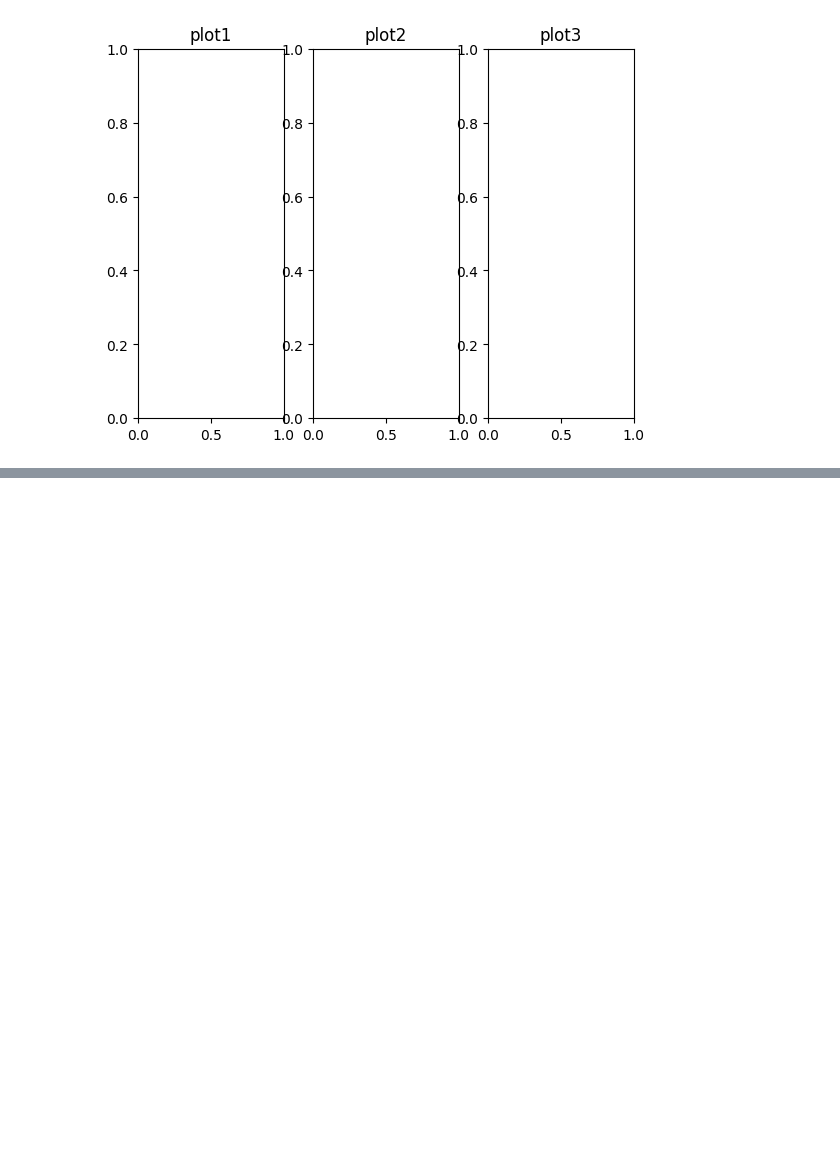
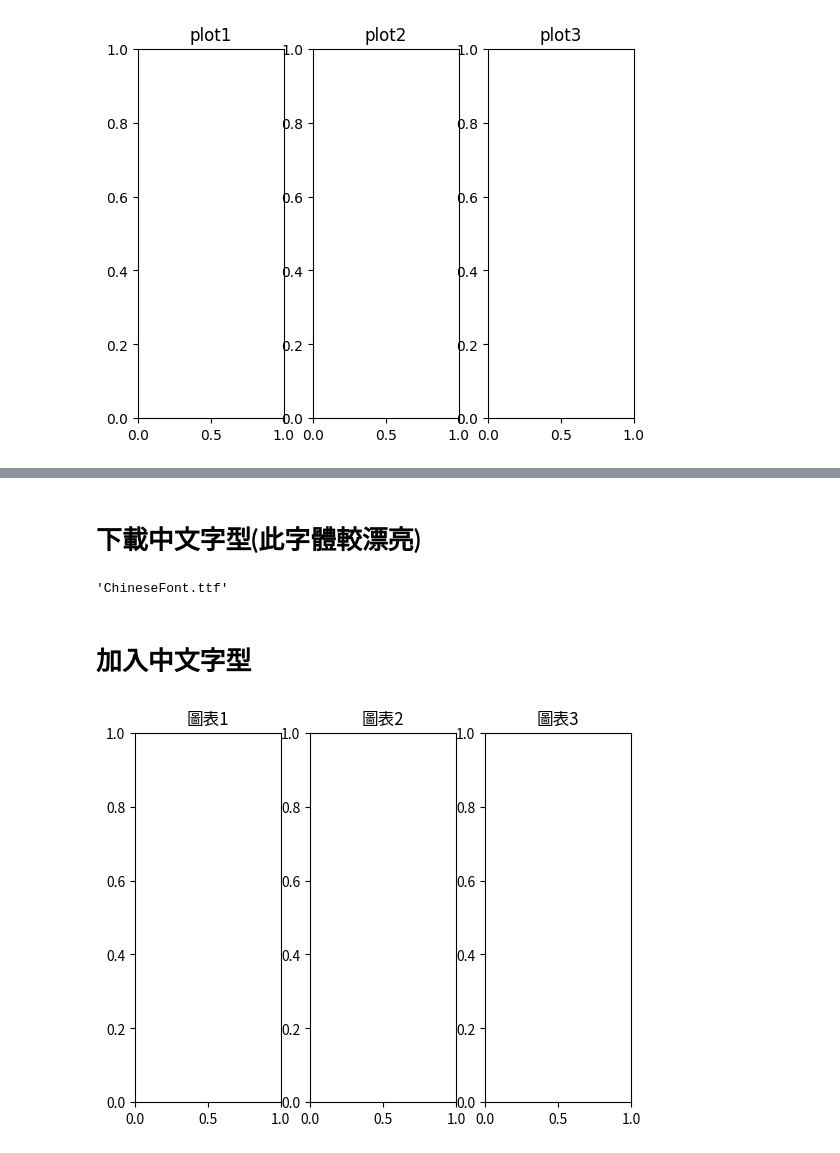
Before and after one commit to Richard0317/python_analysis, a Jupyter notebook: lesson13/lesson13_1.ipynb, the cells around one changed output, grey strips where cells are left out. Saved outputs shown, nothing was run; the diff lists cells and outputs as text; code cells hidden in the pictures; blank space fills up the shorter version.

```diff
--- a/lesson13/lesson13_1.ipynb
+++ b/lesson13/lesson13_1.ipynb
@@ -66,0 +83,29 @@ plt.show()
+# %% [markdown]
+# 下載中文字型(此字體較漂亮)
+# %%
+import wget
+
+wget.download("https://github.com/roberthsu2003/machine_learning/raw/refs/heads/main/source_data/ChineseFont.ttf")
+# %% [output]
+'ChineseFont.ttf'
+# %% [markdown]
+# 加入中文字型
+# %%
+import matplotlib.pyplot as plt
+import matplotlib as mpl
+from matplotlib.font_manager import fontManager
+
+fontManager.addfont("ChineseFont.ttf")
+mpl.rc('font', family="ChineseFont")
+
+figure = plt.figure()
+axes1 = figure.add_subplot(1, 3, 1)
+axes2 = figure.add_subplot(1, 3, 2)
+axes3 = figure.add_subplot(1, 3, 3)
+
+axes1.set_title("圖表1")
+axes2.set_title("圖表2")
+axes3.set_title("圖表3")
+plt.show()
+# %% [output]
+[figure, added]
```
Also changed, not shown: parts of 1 cell of this notebook, 2 other files.
